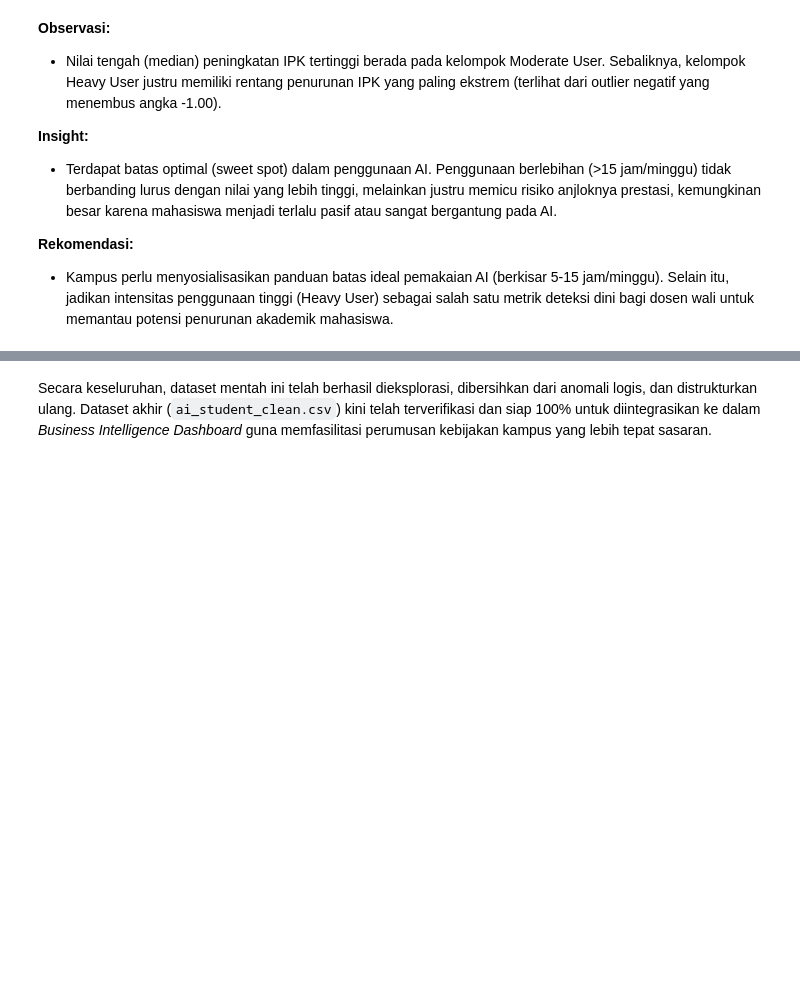
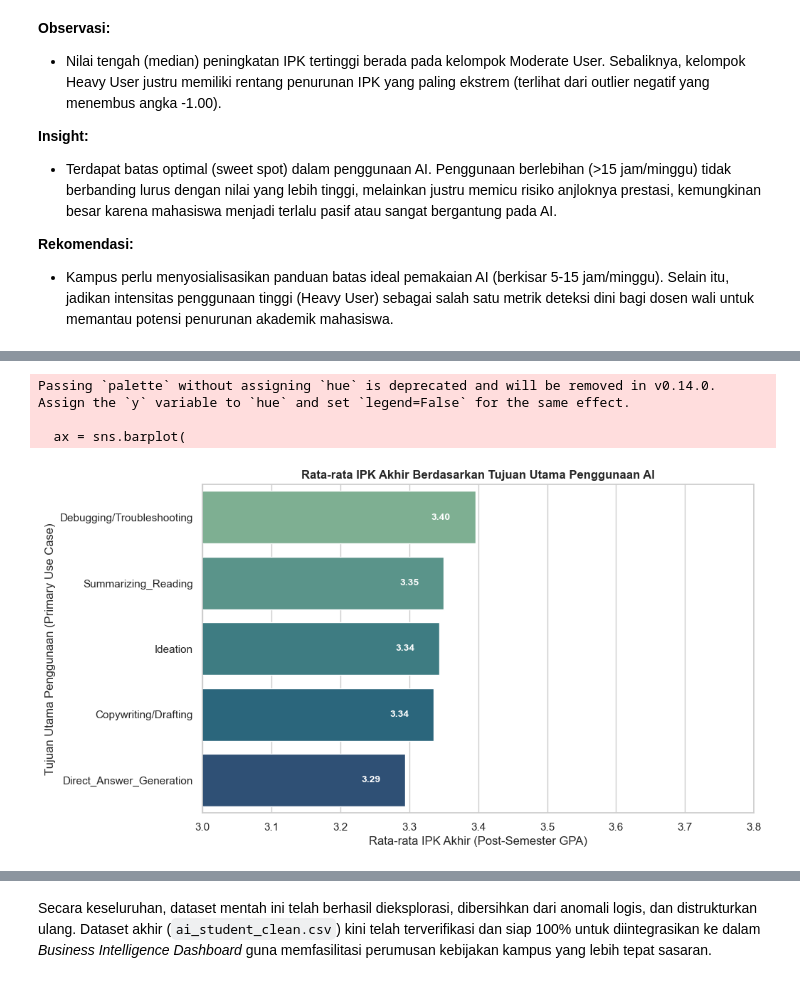
Before and after one commit to sumarnasadiida-cmd/dashbord-bnsp-2026, a Jupyter notebook: notebook_analisis.ipynb, the cells around one changed output, grey strips where cells are left out. Saved outputs shown, nothing was run; the diff lists cells and outputs as text; code cells hidden in the pictures; blank space fills up the shorter version.

```diff
--- a/notebook_analisis.ipynb
+++ b/notebook_analisis.ipynb
@@ -894,0 +1047,31 @@ Light User (0-5 jam) Moderate User (5-15 jam)   0.0324   0.0 0.0281 0.0367   Tru
+# %%
+plt.figure(figsize=(10, 6))
+
+# Menggunakan df_clean
+df_usecase = df_clean.groupby('Primary_Use_Case')['Post_Semester_GPA'].mean().reset_index()
+df_usecase = df_usecase.sort_values(by='Post_Semester_GPA', ascending=False)
+
+ax = sns.barplot(
+    data=df_usecase,
+    y='Primary_Use_Case',
+    x='Post_Semester_GPA',
+    palette='crest'
+)
+
+plt.xlim(3.0, 3.8)
+plt.title('Rata-rata IPK Akhir Berdasarkan Tujuan Utama Penggunaan AI', fontweight='bold')
+plt.xlabel('Rata-rata IPK Akhir (Post-Semester GPA)')
+plt.ylabel('Tujuan Utama Penggunaan (Primary Use Case)')
+
+for p in ax.patches:
+    ax.annotate(format(p.get_width(), '.2f'),
+                (p.get_width() - 0.05, p.get_y() + p.get_height() / 2.),
+                ha = 'center', va = 'center',
+                color = 'white', fontweight='bold', fontsize=10)
+
+plt.show()
+# %% [output]
+Passing `palette` without assigning `hue` is deprecated and will be removed in v0.14.0. Assign the `y` variable to `hue` and set `legend=False` for the same effect.
+
+  ax = sns.barplot(
+[figure, added]
```
Also changed, not shown: parts of 12 cells of this notebook, 2 other files.
